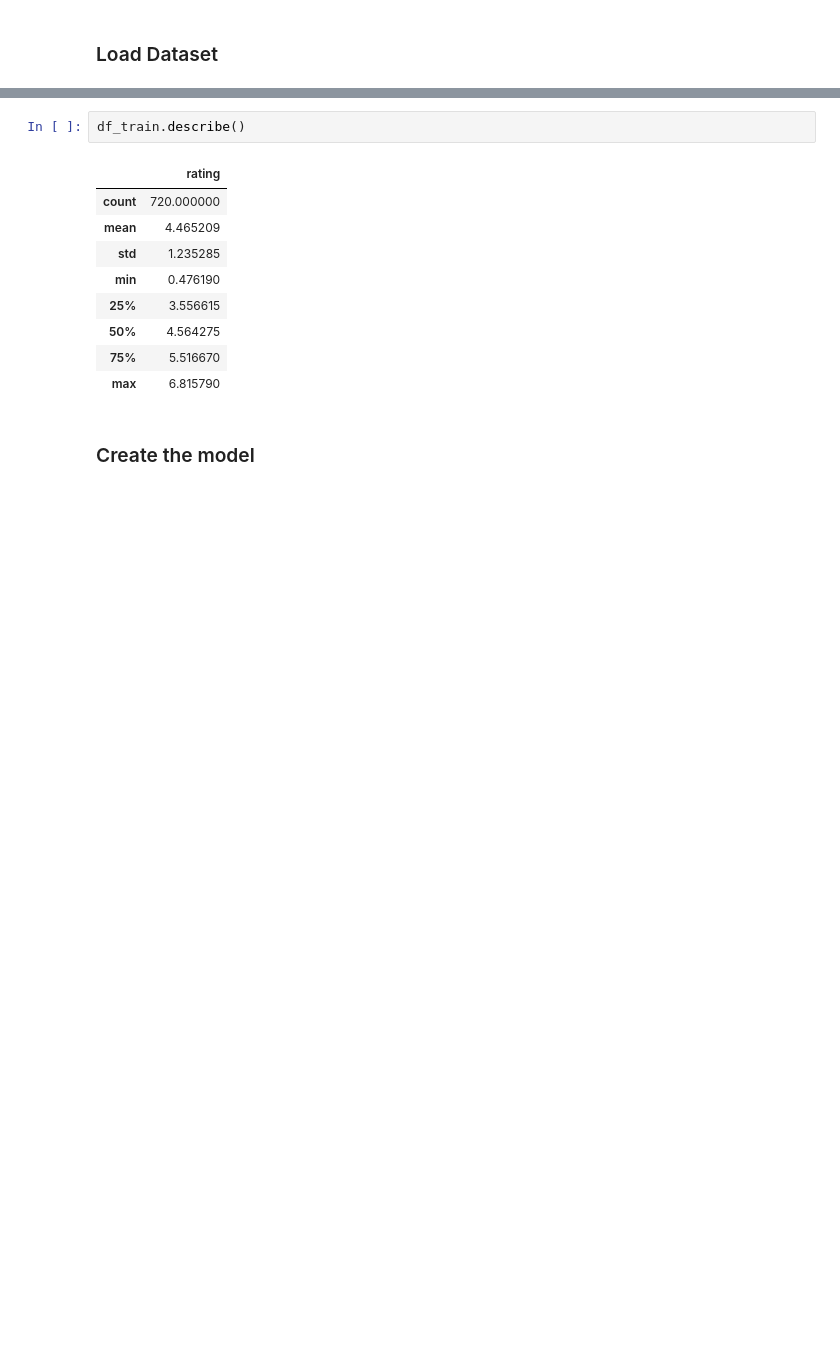
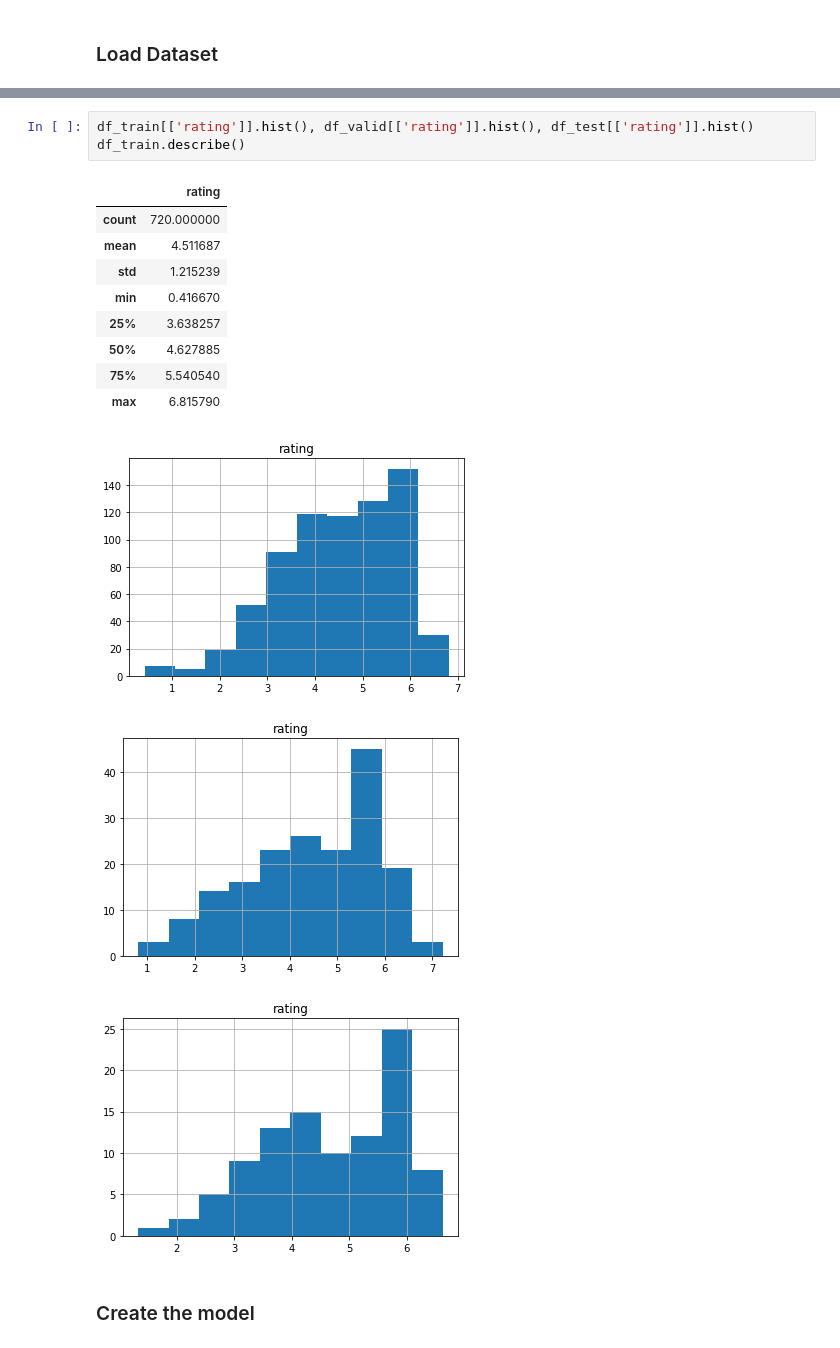
Before and after one commit to maindolaamit/nima, a Jupyter notebook: notebooks/tid_train_model.ipynb, the cells around one changed output, grey strips where cells are left out. Saved outputs shown, nothing was run; the diff lists cells and outputs as text; blank space fills up the shorter version.

```diff
--- a/notebooks/tid_train_model.ipynb
+++ b/notebooks/tid_train_model.ipynb
@@ -93,15 +70,19 @@ Images directory C:\Users\amaindola\Google Drive\Colab Notebooks\img-quality-ass
-# %%
-df_train.describe()
-# %% [output]
-|  | rating |
-| count | 720.000000 |
-| mean | 4.465209 |
-| std | 1.235285 |
-| min | 0.476190 |
-| 25% | 3.556615 |
-| 50% | 4.564275 |
-| 75% | 5.516670 |
-| max | 6.815790 |
+# %%
+df_train[['rating']].hist(), df_valid[['rating']].hist(), df_test[['rating']].hist()
+df_train.describe()
+# %% [output]
+|  | rating |
+| count | 720.000000 |
+| mean | 4.511687 |
+| std | 1.215239 |
+| min | 0.416670 |
+| 25% | 3.638257 |
+| 50% | 4.627885 |
+| 75% | 5.540540 |
+| max | 6.815790 |
+[figure, added]
+[figure, added]
+[figure, added]
 # %% [markdown]
 ### Create the model
 # %%
```
Also changed, not shown: parts of 14 cells of this notebook, 6 other files.
